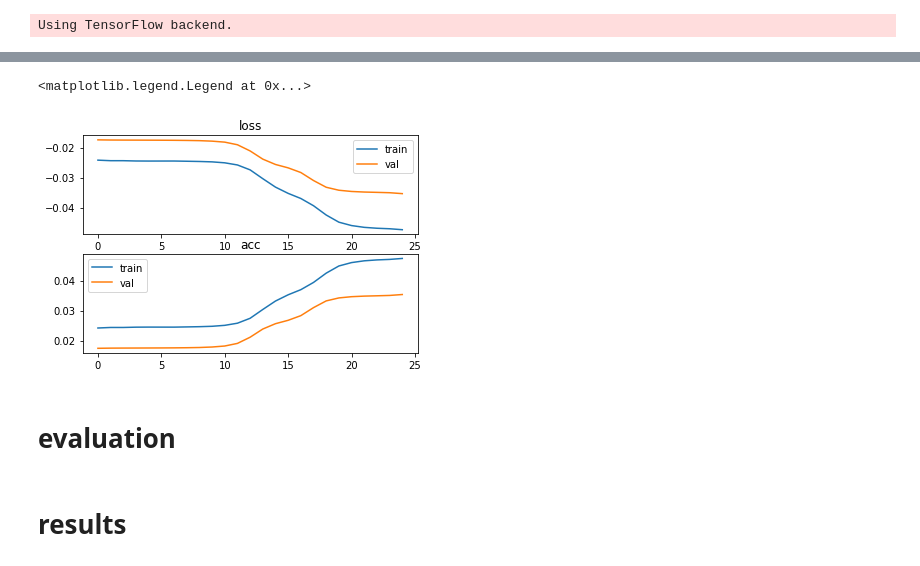
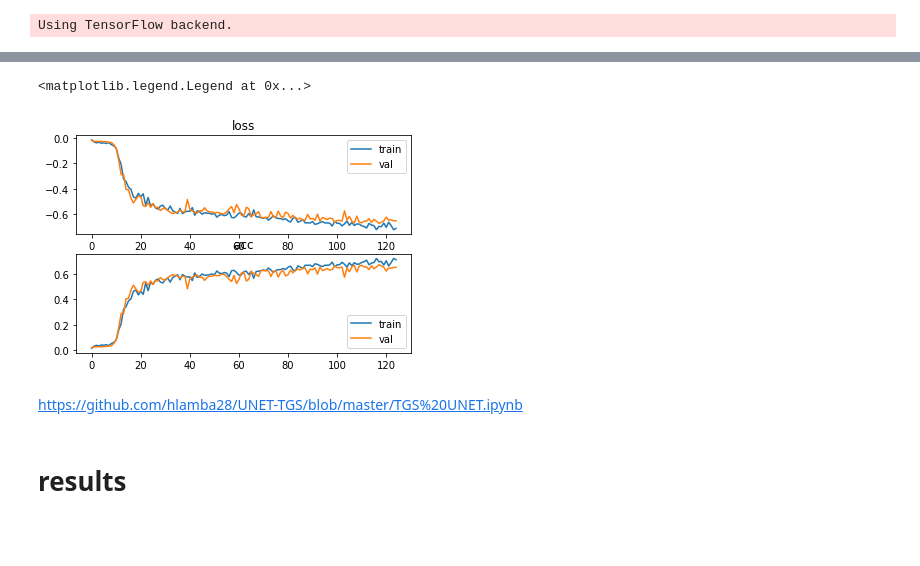
Before and after one commit to Eclair600/ultrasound-nerve-segmentation, a Jupyter notebook: notebook_test.ipynb, the cells around one changed output, grey strips where cells are left out. Drawn from its saved outputs; the diff is of its cells as text; code cells hidden in the pictures; blank space fills up the shorter version.

```diff
--- a/notebook_test.ipynb
+++ b/notebook_test.ipynb
@@ -224,10 +224,8 @@ def get_unet():
     up9 = concatenate([Conv2DTranspose(32, (2, 2), strides=(2, 2), padding='same')(conv8), conv1], axis=3)
     conv9 = Conv2D(32, (3, 3), activation='relu', padding='same')(up9)
     conv9 = Conv2D(32, (3, 3), activation='relu', padding='same')(conv9)
-    conv9 = Conv2D(4, (3,3), activation='relu', padding='same')(conv9)
-
-    conv10 = Conv2D(4, (1,1), activation='softmax')(conv9)
-
+    #conv9 = Conv2D(4, (3,3), activation='relu', padding='same')(conv9)
+    conv10 = Conv2D(4, (1,1), activation='sigmoid')(conv9)
     model = Model(inputs=[inputs], outputs=[conv10])
 
     return model
@@ -277,0 +248,15 @@ Epoch 25/25
+# %%
+# create data generator
+datagen = ImageDataGenerator(rotation_range=25)
+it = datagen.flow(x_train, y_train,batch_size = 32)
+# Specify the training configuration (optimizer, loss, metrics)
+#checkpointer = ModelCheckpoint(filepath='/weights.hdf5', verbose=1, save_best_only=True)
+modelGenerator = get_unet()
+#compile
+modelGenerator.compile(optimizer=Adam(lr=1e-4), loss=dice_coef_loss, metrics=['accuracy',dice_coef_])
+# fit model on the augmented dataset
+#250/32 =7,8 (32 batch_size)
+steps_per_epoch = len(x_train) // 32
+HGenerator = modelGenerator.fit_generator(it, validation_data = (x_val,y_val),
+                                          steps_per_epoch= steps_per_epoch,
+                                          epochs=125)
@@ -278,20 +281,20 @@ Epoch 25/25
 # %%
 plt.subplot(211)
-plt.plot(history.history['loss'], label='train')
-plt.plot(history.history['val_loss'], label='val')
+plt.plot(HGenerator.history['loss'], label='train')
+plt.plot(HGenerator.history['val_loss'], label='val')
 plt.title('loss')
 plt.legend()
 
 plt.subplot(212)
-plt.plot(history.history['dice_coef_'], label='train')
-plt.plot(history.history['val_dice_coef_'], label='val')
+plt.plot(HGenerator.history['dice_coef_'], label='train')
+plt.plot(HGenerator.history['val_dice_coef_'], label='val')
 plt.title('acc')
 plt.legend()
 # %% [output]
 <matplotlib.legend.Legend at 0x...>
-[figure, old version]
+[figure, new version]
-# %% [markdown]
-# evaluation
+# %% [markdown]
+https://github.com/hlamba28/UNET-TGS/blob/master/TGS%20UNET.ipynb
 # %%
 id = 110
 
```
Also changed, not shown: parts of 34 cells of this notebook.
